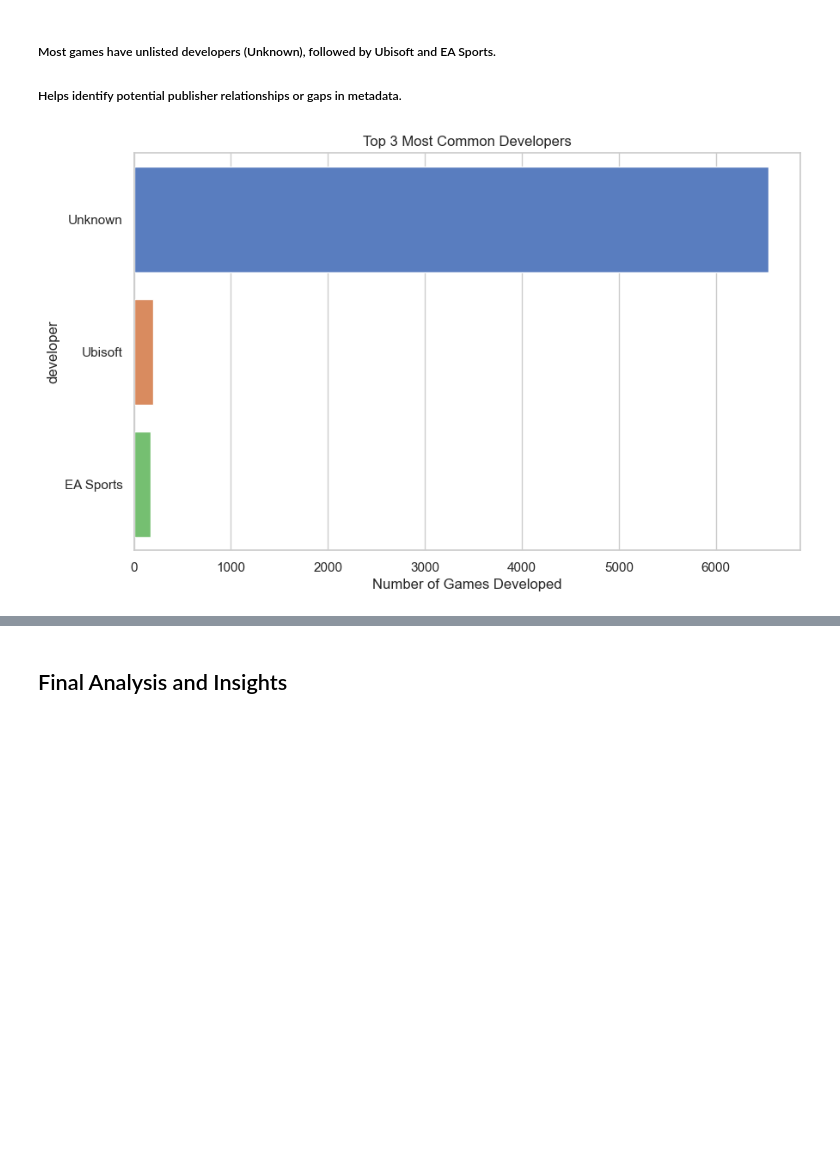
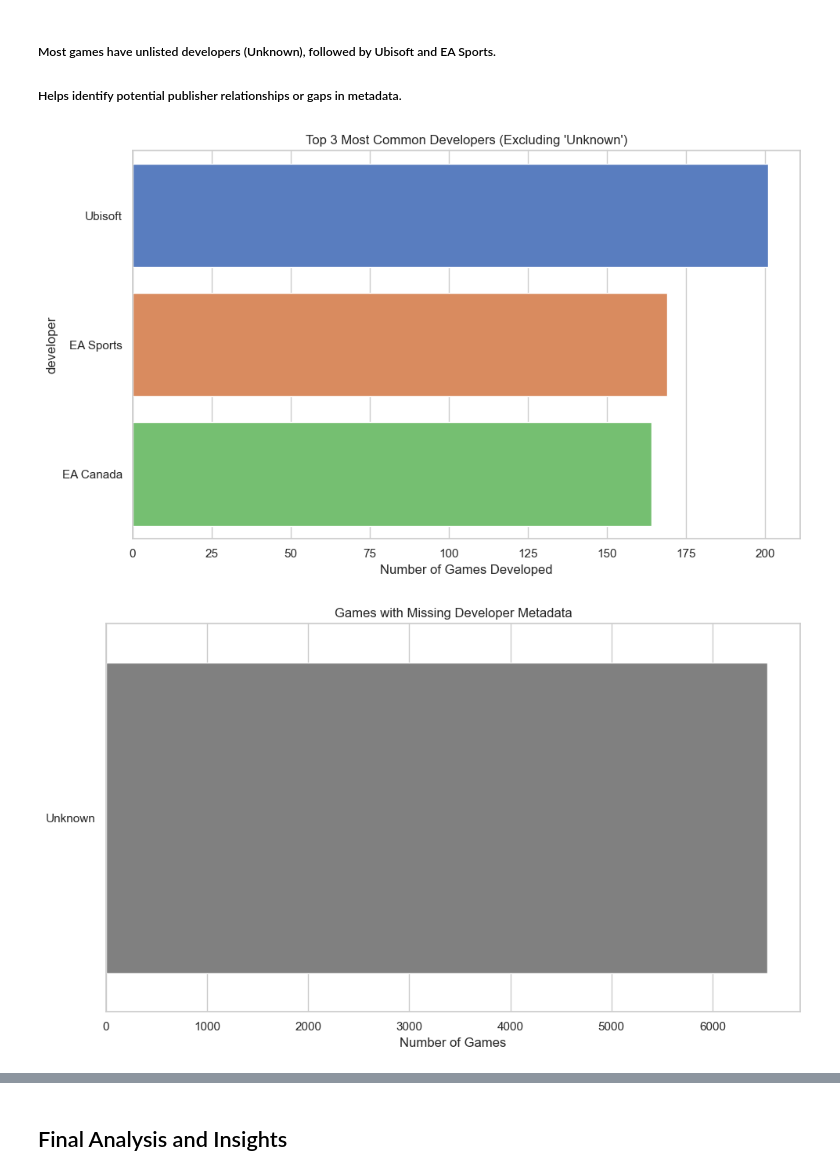
Before and after one commit to Maria8989/Data-Visualisations, a Jupyter notebook: Maria G Garcia Macedo_DVizHDip_CA1.ipynb, the cells around one changed output, grey strips where cells are left out. Drawn from its saved outputs; the diff is of its cells as text; code cells hidden in the pictures; blank space fills up the shorter version.

```diff
--- a/Maria G Garcia Macedo_DVizHDip_CA1.ipynb
+++ b/Maria G Garcia Macedo_DVizHDip_CA1.ipynb
@@ -335,11 +345,24 @@ plt.show()
 ##### Most games have unlisted developers (Unknown), followed by Ubisoft and EA Sports.
 ##### Helps identify potential publisher relationships or gaps in metadata.
 # %%
-top_devs = df["developer"].value_counts().head(3)
+top_devs_full = df["developer"].value_counts()
+top_devs_known = top_devs_full[top_devs_full.index != "Unknown"].head(3)
+top_devs_unknown = top_devs_full["Unknown"] if "Unknown" in top_devs_full else 0
 
-sns.barplot(x=top_devs.values, y=top_devs.index, palette="muted")
-plt.title("Top 3 Most Common Developers")
+sns.barplot(x=top_devs_known.values, y=top_devs_known.index, palette="muted")
+plt.title("Top 3 Most Common Developers (Excluding 'Unknown')")
 plt.xlabel("Number of Games Developed")
+plt.tight_layout()
 plt.show()
+
+
+if top_devs_unknown:
+    plt.figure()
+    sns.barplot(x=[top_devs_unknown], y=["Unknown"], color="gray")
+    plt.title("Games with Missing Developer Metadata")
+    plt.xlabel("Number of Games")
+    plt.tight_layout()
+    plt.show()
 # %% [output]
-[figure, old version]
+[figure, new version]
+[figure, added]
```
Also changed, not shown: parts of 13 cells of this notebook.
